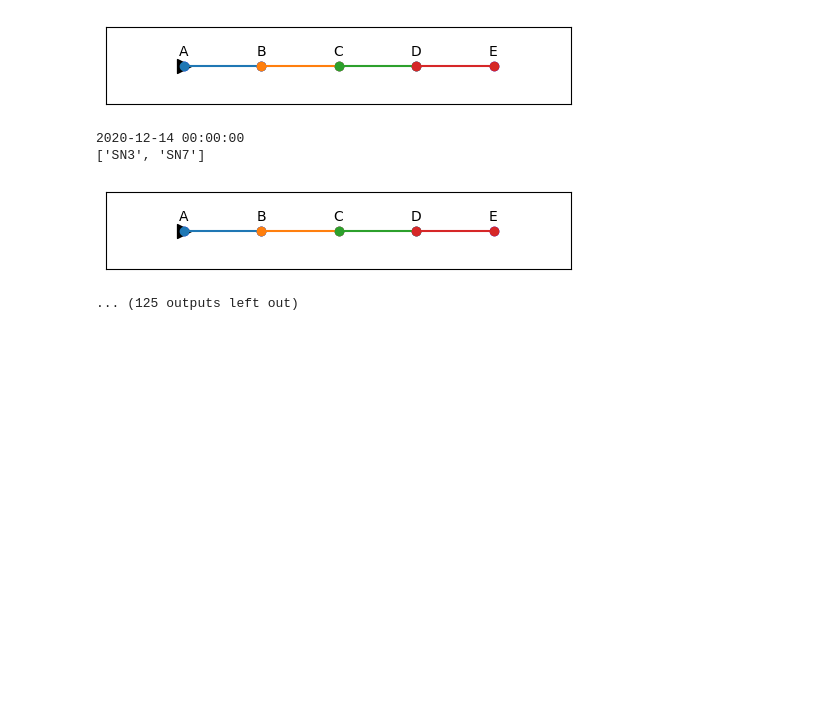
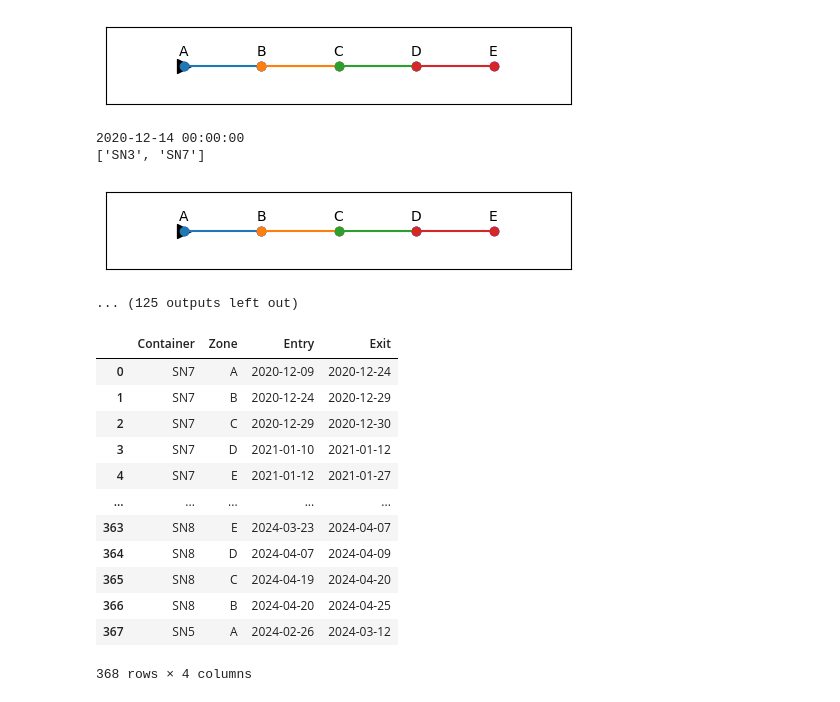
Before and after one commit to ThomasSecco/Hackathon, a Jupyter notebook: notebooks/Louison.ipynb, the cells around one changed output. Saved outputs shown, nothing was run; the diff lists cells and outputs as text; code cells hidden in the pictures; blank space fills up the shorter version.

```diff
--- a/notebooks/Louison.ipynb
+++ b/notebooks/Louison.ipynb
@@ -189,42 +206,59 @@ def add_datetime_gaussian_noise(data, mean_hours=2, std_dev_hours=4):
     noisy_data = pd.to_datetime(noisy_data_timestamp, unit='s')
 
     # Round noisy datetime values to the nearest day
-    noisy_data = pd.to_datetime(noisy_data.dt.round('D'))
+    noisy_data = pd.to_datetime(noisy_data.dt.round('h'))
 
     return noisy_data
 
 
 # Function to add Poisson noise to datetime values in hours
 def add_datetime_poisson_noise(data, rate_events_per_month=1):
 # Convert rate from events per month to events per day
     rate_events_per_day = rate_events_per_month / 30
 
     # Add Poisson noise to datetime values
     noise = np.random.poisson(rate_events_per_day, len(data))
 
     # print(noise)
     # Create a timedelta object representing the noise in days
-    noise_timedelta = pd.to_timedelta(noise, unit='D')
+    noise_timedelta = pd.to_timedelta(noise, unit='h')
 
     # Add noise to datetime values
     noisy_data = data + noise_timedelta
 
     return noisy_data
 
 # Données de temps
 entry_time_data = events['Entry'].copy()
 exit_time_data = events['Exit'].copy()
 
 # Ajouter du bruit gaussien avec une moyenne de 0 et un écart-type de 0.5 heures
 noisy_entry_time_data = add_datetime_poisson_noise(add_datetime_gaussian_noise(entry_time_data))
 noisy_exit_time_data = add_datetime_poisson_noise(add_datetime_gaussian_noise(exit_time_data))
 
 # Créer un DataFrame 'df_noisy' avec les données bruitées
 df_noisy = events.copy()
 df_noisy['Entry'] = noisy_entry_time_data
 df_noisy['Exit'] = noisy_exit_time_data
 
-# df_noisy
+df_noisy
+
+# events['Entry'] = noisy_entry_time_data
+# events['Exit'] = noisy_exit_time_data
+# %% [output]
+|  | Container | Zone | Entry | Exit |
+| 0 | SN7 | A | 2020-12-09 | 2020-12-24 |
+| 1 | SN7 | B | 2020-12-24 | 2020-12-29 |
+| 2 | SN7 | C | 2020-12-29 | 2020-12-30 |
+| 3 | SN7 | D | 2021-01-10 | 2021-01-12 |
+| 4 | SN7 | E | 2021-01-12 | 2021-01-27 |
+| ... | ... | ... | ... | ... |
+| 363 | SN8 | E | 2024-03-23 | 2024-04-07 |
+| 364 | SN8 | D | 2024-04-07 | 2024-04-09 |
+| 365 | SN8 | C | 2024-04-19 | 2024-04-20 |
+| 366 | SN8 | B | 2024-04-20 | 2024-04-25 |
+| 367 | SN5 | A | 2024-02-26 | 2024-03-12 |
+368 rows × 4 columns
 # %%
 # Find rows where 'Entry' and 'Exit' columns have different values in the 'events' DataFrame
 different_entries_events = events[events['Entry'] != df_noisy['Entry']]['Entry'].copy()
```
Also changed, not shown: parts of 7 cells of this notebook.
